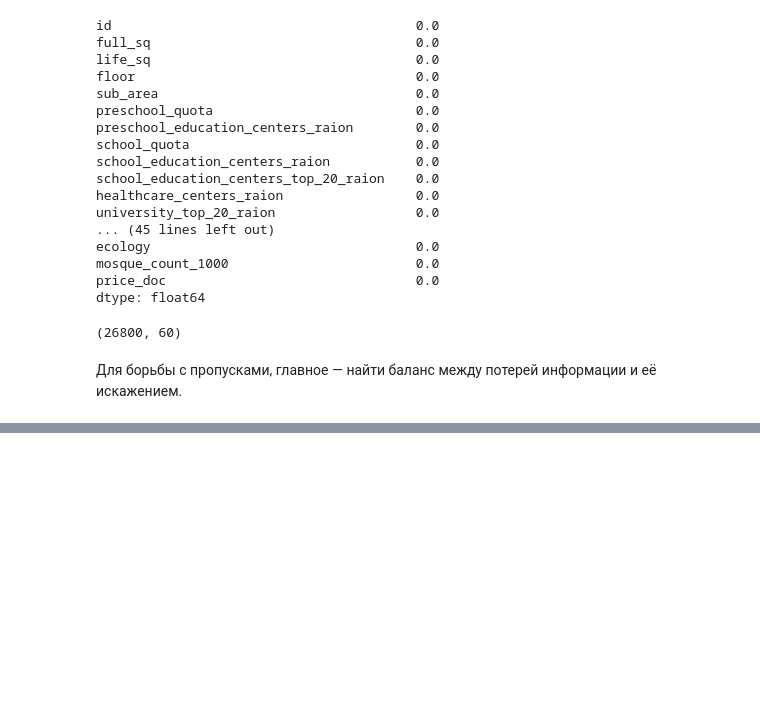
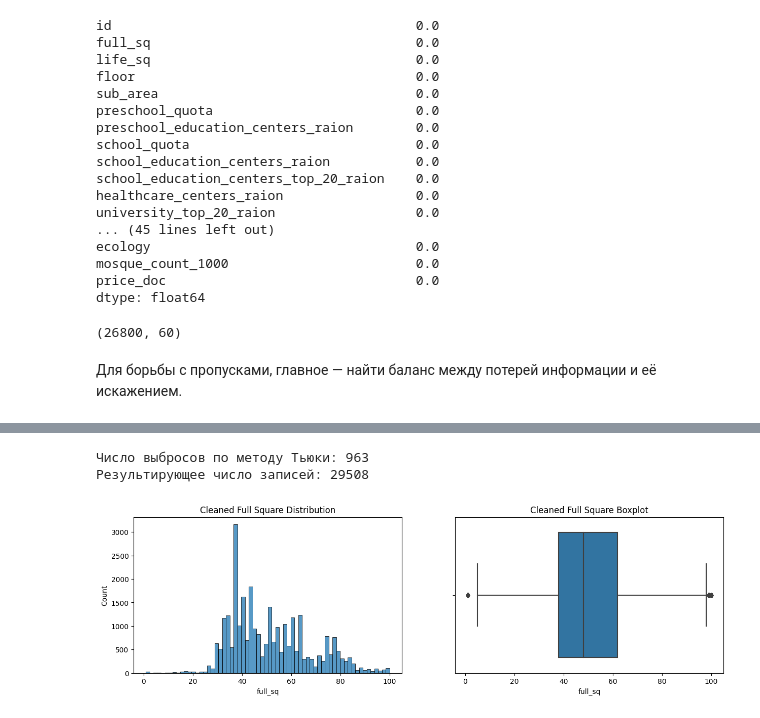
Before and after one commit to xsomxsomx/DST-1024, a Jupyter notebook: Skillfactory/PYTHON-14. Очистка данных/Theory.ipynb, the cells around one changed output, grey strips where cells are left out. Cells and saved outputs as stored; diff of their text form; code cells hidden in the pictures; blank space fills up the shorter version.

```diff
--- a/Skillfactory/PYTHON-14. Очистка данных/Theory.ipynb
+++ b/Skillfactory/PYTHON-14. Очистка данных/Theory.ipynb
@@ -423,0 +465,4 @@ df = df.fillna({
+# %%
+# Можно воспользоваться методом drop() и удалить записи по их индексам:
+cleaned = sber_data.drop(outliers.index, axis=0)
+print(f'Результирующее число записей: {cleaned.shape[0]}')
@@ -423,0 +528,42 @@ df = df.fillna({
+# %%
+# В соответствии с этим алгоритмом напишем функцию outliers_iqr(),
+# которая вам может ещё не раз пригодиться в реальных задачах. Эта
+# функция принимает на вход DataFrame и признак, по которому ищутся
+# выбросы, а затем возвращает потенциальные выбросы, найденные с
+# помощью метода Тьюки, и очищенный от них датасет.
+
+# Квантили вычисляются с помощью метода quantile(). Потенциальные
+# выбросы определяются при помощи фильтрации данных по условию
+# выхода за пределы верхней или нижней границы.
+def outliers_iqr(data, feature):
+    x = data[feature]
+    quartile_1, quartile_3 = x.quantile(0.25), x.quantile(0.75),
+    iqr = quartile_3 - quartile_1
+    lower_bound = quartile_1 - (iqr * 1.5)
+    upper_bound = quartile_3 + (iqr * 1.5)
+    outliers = data[(x<lower_bound) | (x > upper_bound)]
+    cleaned = data[(x>lower_bound) & (x < upper_bound)]
+    return outliers, cleaned
+# %%
+# Применим эту функцию к таблице sber_data и признаку full_sq,
+# а также выведем размерности результатов:
+outliers, cleaned = outliers_iqr(sber_data, 'full_sq')
+print(f'Число выбросов по методу Тьюки: {outliers.shape[0]}')
+print(f'Результирующее число записей: {cleaned.shape[0]}')
+# %% [output]
+Число выбросов по методу Тьюки: 963
+Результирующее число записей: 29508
+# %%
+# Согласно классическому методу Тьюки, под выбросы у нас попали
+# 963 записи в таблице. Давайте построим гистограмму и коробчатую
+# диаграмму на новых данных cleaned_sber_data:
+fig, axes = plt.subplots(nrows=1, ncols=2, figsize=(15, 4))
+histplot = sns.histplot(data=cleaned, x='full_sq', ax=axes[0]);
+histplot.set_title('Cleaned Full Square Distribution');
+boxplot = sns.boxplot(data=cleaned, x='full_sq', ax=axes[1]);
+boxplot.set_title('Cleaned Full Square Boxplot');
+# После удаления выбросов квартили рассчитываются заново по новым
+# данным, и так оказалось, что из-за свойств распределения были
+# снова найдены точки, которые считаются выбросами.
+# %% [output]
+[figure, added]
```
Also changed, not shown: parts of 12 cells of this notebook.
